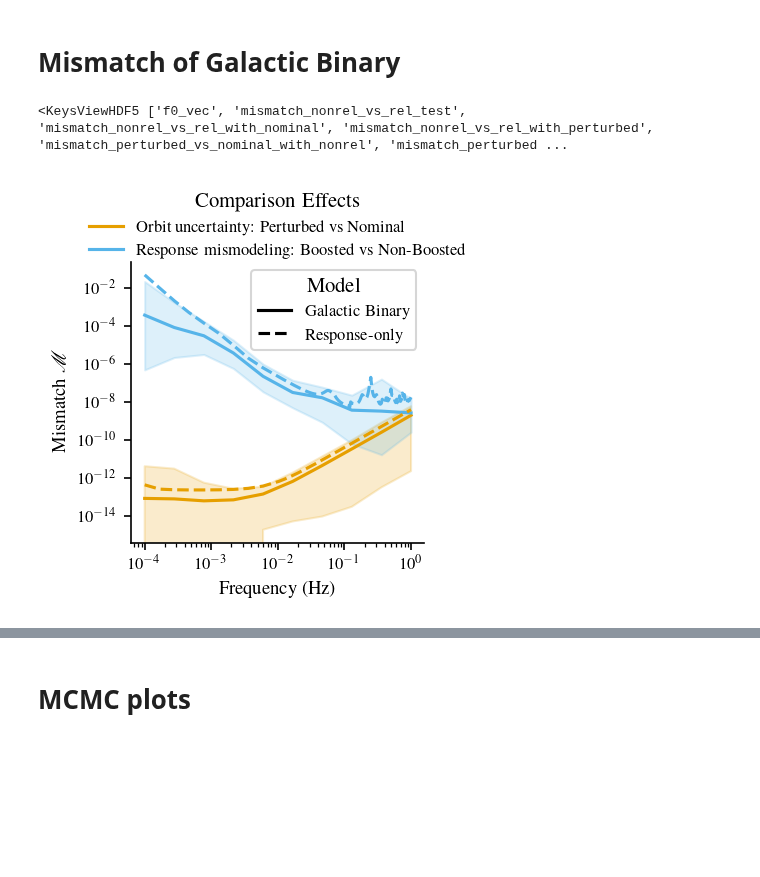
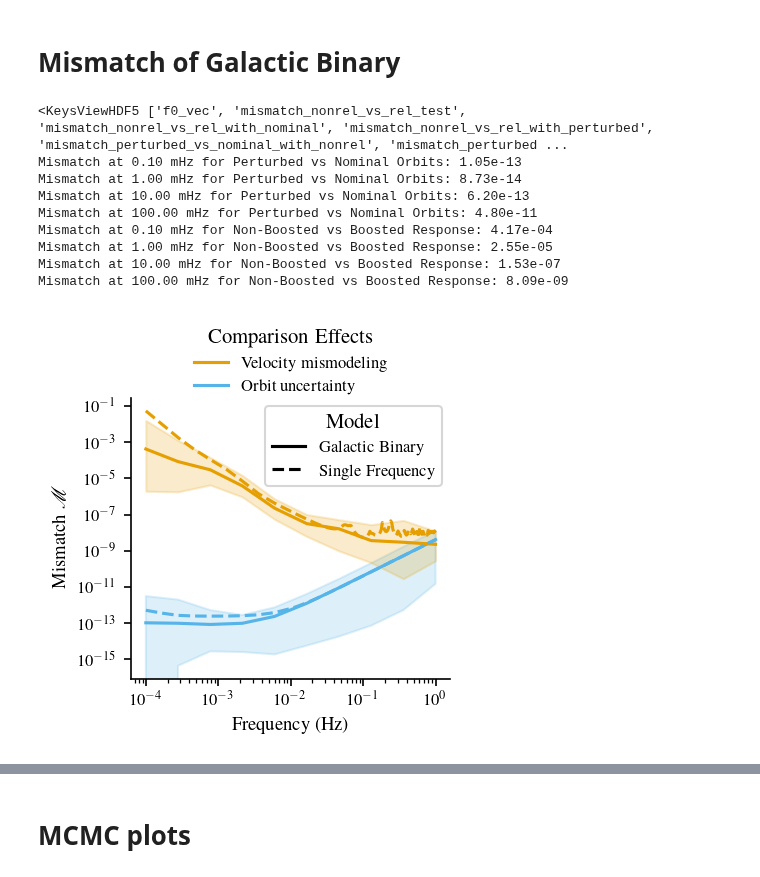
Before and after one commit to lorenzsp/ResponseRequirements, a Jupyter notebook: PaperPlots.ipynb, the cells around one changed output, grey strips where cells are left out. Drawn from its saved outputs; the diff is of its cells as text; code cells hidden in the pictures; blank space fills up the shorter version.

Commit message:
update notebooks and paper plots and gb and mcmc

```diff
--- a/PaperPlots.ipynb
+++ b/PaperPlots.ipynb
@@ -538,7 +526,7 @@ fig, axs = plt.subplots(2, 1, figsize=(COL1, 1.2*COL1), sharex=True)
 
 ch = 0 # which TDI channel
 pol = 0
-labels = ['Mismodeling', 'Orbit uncertainties']
+labels = ['Velocity mismodeling', 'Orbit uncertainties']
 linestyle = ['-', '--']
 
 for i, name in enumerate(['Realistic (no boost)', 'Realistic (boost)']):
@@ -569,15 +557,18 @@ for i, name in enumerate(['Realistic (no boost)', 'Realistic (boost)']):
         print(f"  Amplitude error at {tf:.0e} Hz: {np.interp(tf, f, freq_mean_abs):.2e}")
         print(f"  Phase error at {tf:.0e} Hz: {np.interp(tf, f, freq_mean_angle):.2e}")
 
-axs[0].axhline(1e-4, color='r', ls=':', lw=1.2, label="Reference level")
+axs[0].axhline(1e-4, color='r', ls=':', lw=1.2, label="Allocation")
 axs[0].set_ylabel("Amplitude Relative \nDifference")
 axs[0].loglog(f, 1e-5/f, color='k', ls=linestyle[0], lw=1.2, label=r"$\propto f^{-1}$", alpha=0.5)
 axs[0].loglog(f, 1e-5*f, color='k', ls=linestyle[1], lw=1.2, label=r"$\propto f$", alpha=0.5)
-axs[0].legend(ncol=2, title_fontsize=10, bbox_to_anchor=(1., 1.5))
+axs[0].legend(ncol=2, title_fontsize=10, bbox_to_anchor=(1., 1.3))
+axs[1].loglog(f, 1e-5/f, color='k', ls=linestyle[0], lw=1.2, label=r"$\propto f^{-1}$", alpha=0.5)
+axs[1].loglog(f, 1e-5*f, color='k', ls=linestyle[1], lw=1.2, label=r"$\propto f$", alpha=0.5)
+
 axs[0].set_ylim(0.5e-7, 5)
 axs[1].set_xlabel("Frequency [Hz]")
 axs[1].set_ylabel("Phase Absolute \nDifference [rad]")
-axs[1].axhline(1e-2, color='r', ls=':', lw=1.2, label="Reference level")
+axs[1].axhline(1e-2, color='r', ls=':', lw=1.2, label="Allocation")
 plt.tight_layout()
 plt.savefig("paper_plots/amplitude_phase_errors.png", dpi=300)
 # %% [output]
@@ -664,8 +671,8 @@ measures the overlap degradation caused by orbit perturbations.
 # Colorblind-friendly palette (Wong 2011)
 STYLES = {
     "Arm-length (boost)":             dict(color=COLORBLIND_PALETTE[0], ls="--", lw=1.3),
+    "Translation (boost)":     dict(color=COLORBLIND_PALETTE[2], ls="--", lw=1.3),
     "Rotation (boost)":        dict(color=COLORBLIND_PALETTE[1], ls="--", lw=1.3),
-    "Translation (boost)":     dict(color=COLORBLIND_PALETTE[2], ls="--", lw=1.3),
     # "Toy like realistic (boost)": dict(color=COLORBLIND_PALETTE[4], ls="--", lw=1.3), # add this if you want check how the toy like realistic case compares to the realistic one
     "Realistic (boost)":    dict(color="k", ls="-", lw=1.3),
 }
@@ -688,9 +695,9 @@ for label, style in STYLES.items():
         ax.plot(f, freq_mean[:, j],
                 ls=style["ls"], lw=style["lw"], color=style["color"],
                 label=label[:-8] if j == 0 else None)
-        print(np.sum((freq_min[:, j] < freq_mean[:, j]) * (freq_mean[:, j] < freq_max[:, j]))/freq_mean[:, j].size)
-        print(f"{label} - {POLS[j]}: Mismatch at 1 mHz = {np.interp(1e-3, f, freq_mean[:, j]):.2e}")
-        print(f"{label} - {POLS[j]}: Mismatch at 100 mHz = {np.interp(1e-1, f, freq_mean[:, j]):.2e}")
+        # print(np.sum((freq_min[:, j] < freq_mean[:, j]) * (freq_mean[:, j] < freq_max[:, j]))/freq_mean[:, j].size)
+        for test_f in [1e-4, 1e-3, 1e-2, 1e-1]:
+            print(f"{label} - {POLS[j]}: Mismatch at {test_f*1000:.2f} mHz = {np.interp(test_f, f, freq_mean[:, j]):.2e}")
 
 for j, ax in enumerate(axes):
     ax.set_xscale("log")
@@ -953,7 +970,7 @@ plt.show()
 # %%
 from matplotlib.lines import Line2D
 
-output_file = f"data/gb_mismatch_results_15.0days.h5"
+output_file = f"data/gb_mismatch_results_30.0days.h5"
 
 mismatch = {}
 with h5py.File(output_file, "r") as f:
@@ -974,48 +991,61 @@ key = "mismatch_perturbed_vs_nominal_with_rel"
 y_mean = mismatch[key].mean(axis=1)
 y_min = mismatch[key].min(axis=1)
 y_max = mismatch[key].max(axis=1)
-plt.fill_between(f0_vec, y_min, y_max, alpha=0.2, color='C0')
-plt.plot(f0_vec, y_mean, '-', label=labels[key], color='C0')
+plt.fill_between(f0_vec, y_min, y_max, alpha=0.2, color='C1')
+plt.plot(f0_vec, y_mean, '-', label=labels[key], color='C1')
+for test_f in [1e-4, 1e-3, 1e-2, 1e-1]:
+    print(f"Mismatch at {test_f*1000:.2f} mHz for {labels['mismatch_perturbed_vs_nominal_with_rel']}: {np.interp(test_f, f0_vec, y_mean):.2e}")
 
 key = "mismatch_nonrel_vs_rel_with_nominal"
 y_mean = mismatch[key].mean(axis=1)
 y_min = mismatch[key].min(axis=1)
 y_max = mismatch[key].max(axis=1)
-plt.fill_between(f0_vec, y_min, y_max, alpha=0.2, color='C1')
-plt.plot(f0_vec, y_mean, '-', label=labels[key], color='C1')
+plt.fill_between(f0_vec, y_min, y_max, alpha=0.2, color='C0')
+plt.plot(f0_vec, y_mean, '-', label=labels[key], color='C0')
+
+for test_f in [1e-4, 1e-3, 1e-2, 1e-1]:
+    print(f"Mismatch at {test_f*1000:.2f} mHz for {labels['mismatch_nonrel_vs_rel_with_nominal']}: {np.interp(test_f, f0_vec, y_mean):.2e}")
 
 f = all_data["Realistic (no boost)"]["f"]
 mm_no_boost = np.nan_to_num(all_data["Realistic (no boost)"]["mismatch"])
 mean_no_boost = mm_no_boost.mean(axis=(0, 2))[:, 0]
 
 mm_boost = np.nan_to_num(all_data["Realistic (boost)"]["mismatch"])
 mean_boost = mm_boost.mean(axis=(0, 2))[:, 0]
 
-plt.loglog(f, mean_no_boost, ls='--', color='C1')
-plt.loglog(f, mean_boost, ls='--', color='C0')
+plt.loglog(f, mean_no_boost, ls='--', color='C0')
+plt.loglog(f, mean_boost, ls='--', color='C1')
 plt.xscale("log")
 plt.yscale("log")
 plt.xlabel("Frequency (Hz)")
 plt.ylabel(r"Mismatch $\mathcal{M}$")
 ax = plt.gca()
 
 style_handles = [
     Line2D([0], [0], color='k', ls='-', label='Galactic Binary'),
-    Line2D([0], [0], color='k', ls='--', label='Response-only'),
+    Line2D([0], [0], color='k', ls='--', label='Single Frequency'),
 ]
 
 color_handles = [
-    Line2D([0], [0], color='C0', lw=1.5, label='Orbit uncertainty: Perturbed vs Nominal'),
-    Line2D([0], [0], color='C1', lw=1.5, label='Response mismodeling: Boosted vs Non-Boosted'),
+    Line2D([0], [0], color='C0', lw=1.5, label='Velocity mismodeling'),
+    Line2D([0], [0], color='C1', lw=1.5, label='Orbit uncertainty'),
 ]
 
 legend_style = ax.legend(handles=style_handles, title="Model", loc="upper right", title_fontsize=10)
 ax.add_artist(legend_style)
 ax.legend(handles=color_handles, title="Comparison Effects", loc="upper center", bbox_to_anchor=(0.5, 1.3), ncol=1, title_fontsize=10, frameon=True, framealpha=0.0)
 plt.grid()
 plt.tight_layout()
 plt.savefig(os.path.join(PAPER_DIR, f"gb_mismatch_plot.png"), dpi=300, bbox_inches='tight')
 plt.show()
 # %% [output]
 <KeysViewHDF5 ['f0_vec', 'mismatch_nonrel_vs_rel_test', 'mismatch_nonrel_vs_rel_with_nominal', 'mismatch_nonrel_vs_rel_with_perturbed', 'mismatch_perturbed_vs_nominal_with_nonrel', 'mismatch_perturbed ...
+Mismatch at 0.10 mHz for Perturbed vs Nominal Orbits: 1.05e-13
+Mismatch at 1.00 mHz for Perturbed vs Nominal Orbits: 8.73e-14
+Mismatch at 10.00 mHz for Perturbed vs Nominal Orbits: 6.20e-13
+Mismatch at 100.00 mHz for Perturbed vs Nominal Orbits: 4.80e-11
+Mismatch at 0.10 mHz for Non-Boosted vs Boosted Response: 4.17e-04
+Mismatch at 1.00 mHz for Non-Boosted vs Boosted Response: 2.55e-05
+Mismatch at 10.00 mHz for Non-Boosted vs Boosted Response: 1.53e-07
+Mismatch at 100.00 mHz for Non-Boosted vs Boosted Response: 8.09e-09
-[figure, old version]
+[figure, new version]
```
Also changed, not shown: parts of 29 cells of this notebook, 7 other files.
